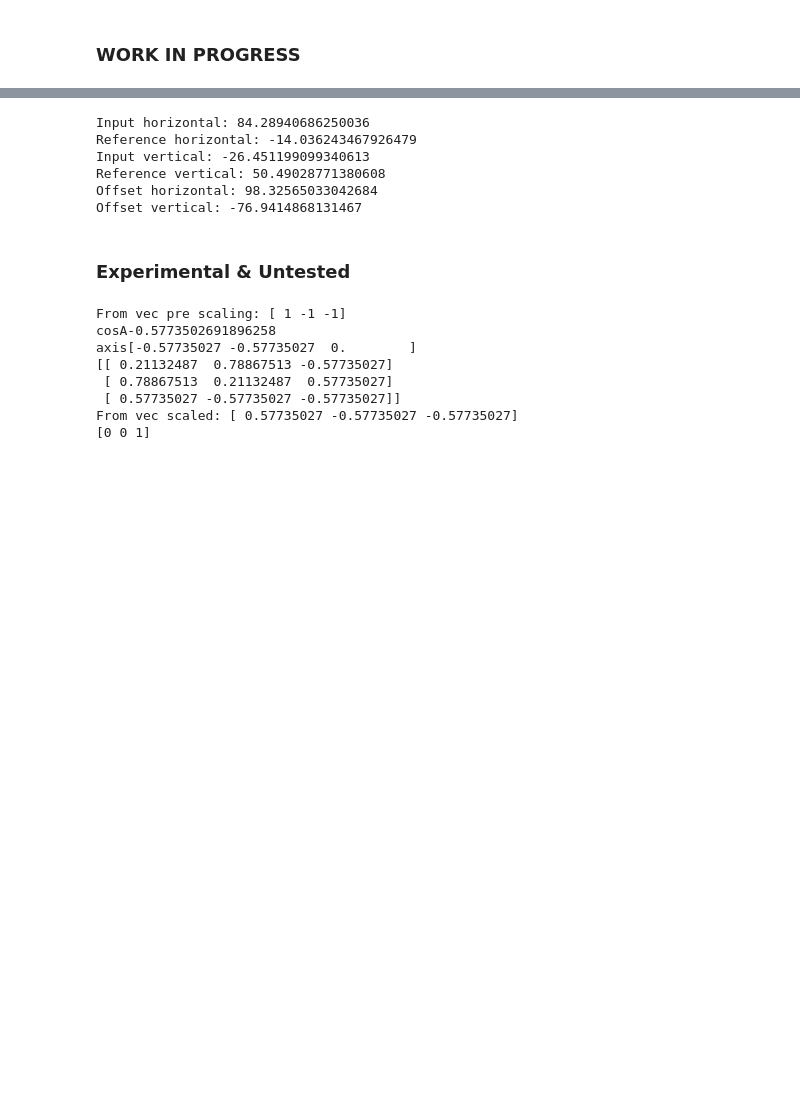
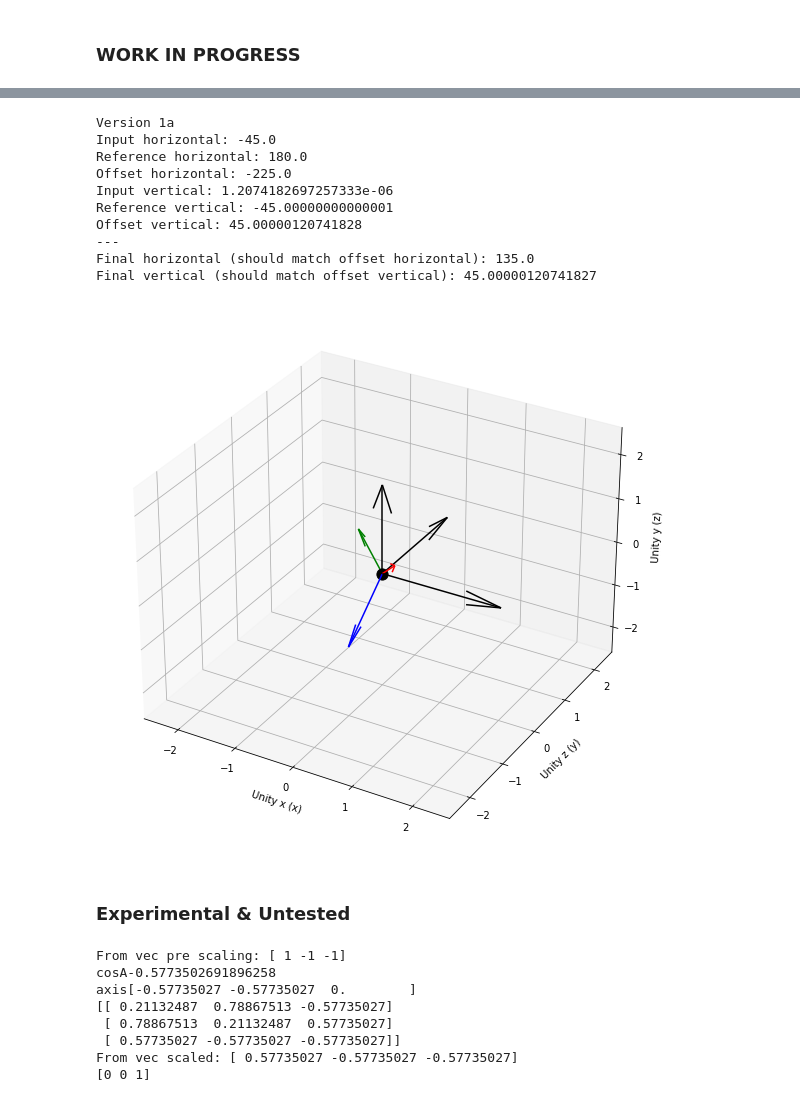
Before and after one commit to StefB4/Head2Eye, a Jupyter notebook: Angles.ipynb, the cells around one changed output, grey strips where cells are left out. Drawn from its saved outputs; the diff is of its cells as text; code cells hidden in the pictures; blank space fills up the shorter version.

Commit message:
finalize angles

```diff
--- a/Angles.ipynb
+++ b/Angles.ipynb
@@ -458,5 +465,7 @@ Rotated input vertical: -30.000000000000004
 # %%
-# Version 1
+# %%timeit
+
+# Version 1a
 #
 # Basic idea
 # Difference of elevation angle between reference and input
@@ -464,16 +473,17 @@ Rotated input vertical: -30.000000000000004
 # Apply angle difference to forward direction
 # Is likely not the same as rotating reference direction to forward direction
 # and applying same rotations to input
-
-print("Version 1")
-
+print("Version 1a")
 
 fig = plt.figure(figsize=(15,10))
+fig.canvas.manager.set_window_title("Version 1a")
 ax1 = fig.add_subplot(1,1,1, projection='3d')
 
 # Input and reference
-inp_dir_unity = np.array([1,-0.5,0.1])
-ref_dir_unity = np.array([-0.2,1,0.8])
+#inp_dir_unity = np.array([1,-0.5,0.1])
+#ref_dir_unity = np.array([-0.2,1,0.8])
+inp_dir_unity = np.array([-1,0,1])
+ref_dir_unity = np.array([0,-1,-1])
 
 # To cartesian from Unity
 inp_dir_cartesian = unity_pts_to_right_handed_cartesian_coords([inp_dir_unity])[0]
@@ -502,9 +512,9 @@ offset_vertical = inp_vertical - ref_vertical
 
 print("Input horizontal: " + str(inp_horizontal))
 print("Reference horizontal: " + str(ref_horizontal))
+print("Offset horizontal: " + str(offset_horizontal)) # rotate around Unity y, Right-Handed cartesian z
 print("Input vertical: " + str(inp_vertical))
 print("Reference vertical: " + str(ref_vertical))
-print("Offset horizontal: " + str(offset_horizontal)) # rotate around Unity y, Right-Handed cartesian z
 print("Offset vertical: " + str(offset_vertical)) # rotate around Unity/ Right-Handed cartesian x
 
 # calculate rot matrices
@@ -513,41 +523,53 @@ print("Offset vertical: " + str(offset_vertical)) # rotate around Unity/ Right-H
 horizontal_rot_mat = calculate_rotation_matrix(rotate_around_axis="z", angle= -1 * offset_horizontal, angle_in_degree=True)
 vertical_rot_mat = calculate_rotation_matrix(rotate_around_axis="x", angle=offset_vertical, angle_in_degree=True)
 
 
 # apply calculated relative rotations to forward Unity vector (0,0,1) (in right-handed cartesian (0,1,0)) to get final direction
 # first vertical, then horizontal! Rotation axis must align
 final_dir_unity = np.array([0,0,1])
 final_dir_cartesian = unity_pts_to_right_handed_cartesian_coords([final_dir_unity])[0]
 final_dir_cartesian = np.dot(vertical_rot_mat, final_dir_cartesian)
 final_dir_cartesian = np.dot(horizontal_rot_mat,final_dir_cartesian)
-final_dir_cartesian = np.array([0,0,0,final_dir_cartesian[0],final_dir_cartesian[1],final_dir_cartesian[2]])
+
+# Verify final direction has offset values
+final_vertical = angle_between(final_dir_cartesian,[final_dir_cartesian[0],final_dir_cartesian[1],0]) # angle between vec and projection on xy-plane (cartesian)
+final_horizontal = angle_between([final_dir_cartesian[0],final_dir_cartesian[1],0],[0,1,0]) # angle between projection on xy-plane and forward vector (cartesian)
+print("---")
+print("Final horizontal (should match offset horizontal): " + str(final_horizontal))
+print("Final vertical (should match offset vertical): " + str(final_vertical))
+
 
 
 # Plot
 ax1.quiver(0,0,0,2,0,0,color="black") # axis
 ax1.quiver(0,0,0,0,2,0,color="black") # axis
 ax1.quiver(0,0,0,0,0,2,color="black") # axis
 ax1.quiver(0,0,0,inp_dir_cartesian[0],inp_dir_cartesian[1],inp_dir_cartesian[2],color="green") # input
 ax1.quiver(0,0,0,ref_dir_cartesian[0],ref_dir_cartesian[1],ref_dir_cartesian[2],color="blue") # reference
-ax1.quiver(final_dir_cartesian[0],final_dir_cartesian[1],final_dir_cartesian[2],final_dir_cartesian[3],final_dir_cartesian[4],final_dir_cartesian[5],color="red") # final
+ax1.quiver(0,0,0,final_dir_cartesian[0],final_dir_cartesian[1],final_dir_cartesian[2],color="red") # final
 
 plt.xlim(-2.5, 2.5)
 plt.ylim(-2.5, 2.5)
 ax1.set_zlim(-2.5,2.5)
 ax1.set_xlabel("Unity x (x)")
 ax1.set_ylabel("Unity z (y)")
 ax1.set_zlabel("Unity y (z)")
 
 ax1.scatter(0,0,0,marker=".",color="black",s=500)
 
 plt.show()
 # %% [output]
-Input horizontal: 84.28940686250036
-Reference horizontal: -14.036243467926479
-Input vertical: -26.451199099340613
-Reference vertical: 50.49028771380608
-Offset horizontal: 98.32565033042684
-Offset vertical: -76.9414868131467
+Version 1a
+Input horizontal: -45.0
+Reference horizontal: 180.0
+Offset horizontal: -225.0
+Input vertical: 1.2074182697257333e-06
+Reference vertical: -45.00000000000001
+Offset vertical: 45.00000120741828
+---
+Final horizontal (should match offset horizontal): 135.0
+Final vertical (should match offset vertical): 45.00000120741827
+[figure, added]
 # %% [markdown]
 ### Experimental & Untested
 # %%
```
Also changed, not shown: parts of 6 cells of this notebook.
